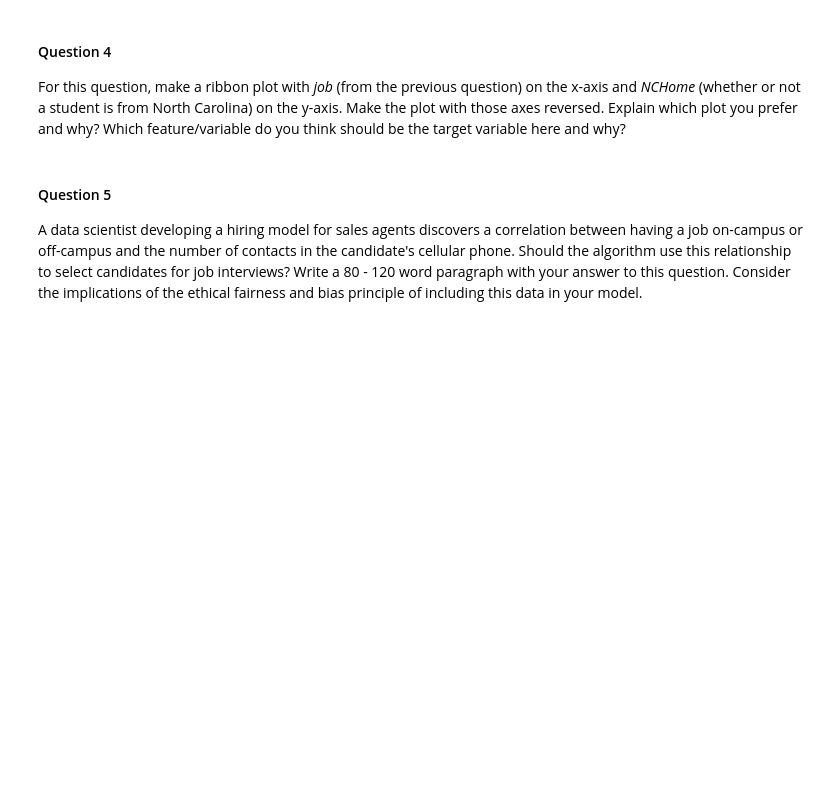
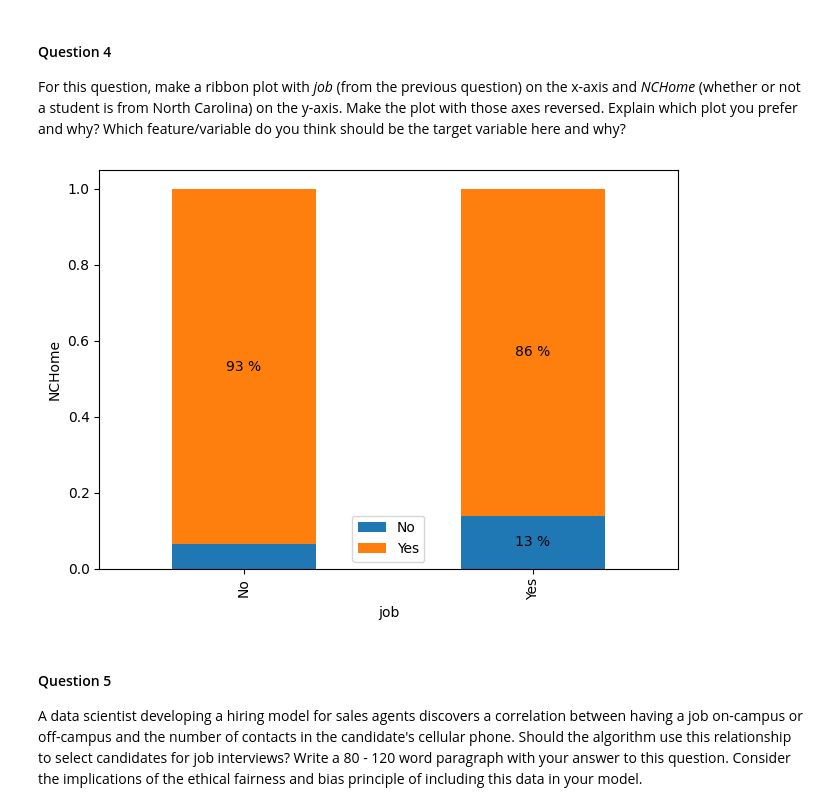
Before and after one commit to mlukoms0/DTSC2301_HW, a Jupyter notebook: DTSC2301_S25_HW2.ipynb, the cells around one changed output. Saved outputs shown, nothing was run; the diff lists cells and outputs as text; code cells hidden in the pictures; blank space fills up the shorter version.

```diff
--- a/DTSC2301_S25_HW2.ipynb
+++ b/DTSC2301_S25_HW2.ipynb
@@ -38,6 +66,30 @@ Open the first day survey data, make a new variable that is 1 if the student has
 # %% [markdown]
 #### Question 4
 For this question, make a ribbon plot with *job* (from the previous question) on the x-axis and *NCHome* (whether or not a student is from North Carolina) on the y-axis.  Make the plot with those axes reversed.  Explain which plot  you prefer and why?  Which feature/variable do you think should be the target variable here and why?
+# %%
+df=firstday
+x_var, y_var = "job","NCHome"
+
+df_grouped = df.groupby(x_var)[y_var].value_counts(normalize=True).unstack(y_var)
+df_grouped.plot.bar(stacked=True)
+plt.legend(loc="best")
+for ix, row in df_grouped.reset_index(drop=True).iterrows():
+        cumulative = 0
+        for element in row:
+            if element == element and element > 0.1:
+                plt.text(
+                    ix,
+                    cumulative + element / 2,
+                    f"{int(element * 100)} %",
+                    va="center",
+                    ha="center",
+                )
+            cumulative += element
+plt.tight_layout()
+plt.ylabel(y_var)
+plt.show()
+# %% [output]
+[figure, added]
 # %% [markdown]
 #### Question 5
 
```
Also changed, not shown: parts of 5 cells of this notebook, 2 other files.
